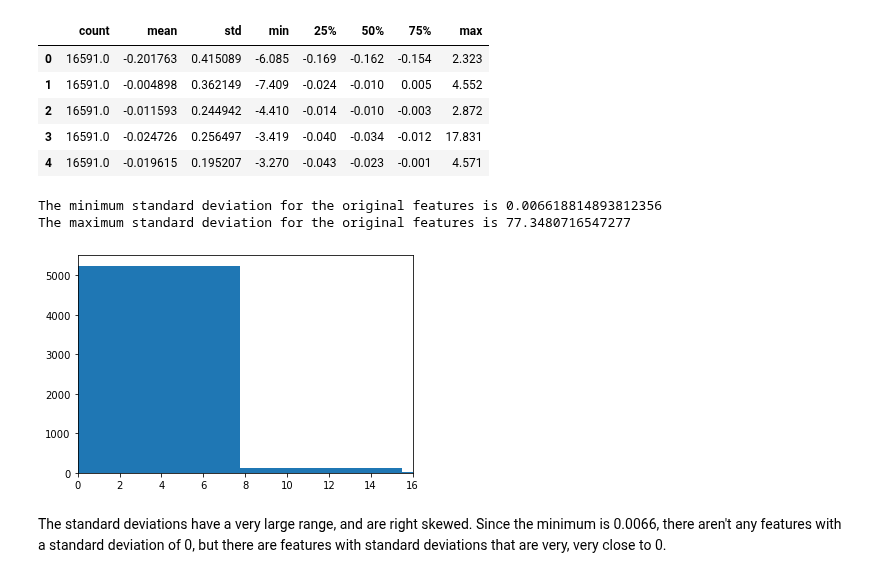
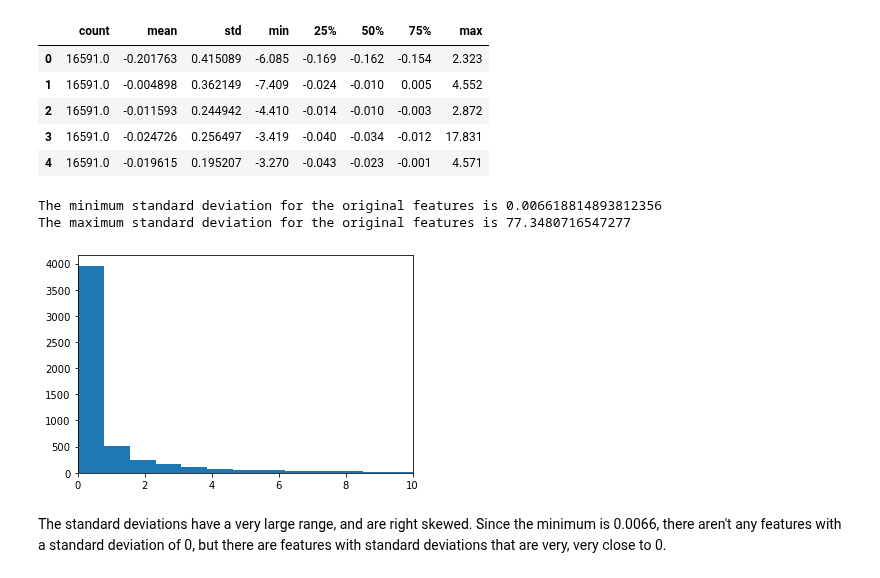
Before and after one commit to dna-witch/p53_Rescue_Mutants, a Jupyter notebook: notebooks/3.0-sm-preprocessing.ipynb, the cells around one changed output. Drawn from its saved outputs; the diff is of its cells as text; code cells hidden in the pictures.

```diff
--- a/notebooks/3.0-sm-preprocessing.ipynb
+++ b/notebooks/3.0-sm-preprocessing.ipynb
@@ -113,18 +113,18 @@ descT.head()
 # %%
 std_min = descT['std'].min()
 print("The minimum standard deviation for the original features is {}".format(std_min))
 
 std_max = descT['std'].max()
 print("The maximum standard deviation for the original features is {}".format(std_max))
 
 # plot a histogram of the descT['std'] values so that we can see the distribution
 #sns.histplot(data=descT, x="std")
-_ = plt.hist(x=descT['std'])
-_ = plt.xlim([0, 16])
+_ = plt.hist(x=descT['std'], bins=100)
+_ = plt.xlim([0, 10])
 # %% [output]
 The minimum standard deviation for the original features is 0.006618814893812356
 The maximum standard deviation for the original features is 77.3480716547277
-[figure, old version]
+[figure, new version]
 # %% [markdown]
 The standard deviations have a very large range, and are right skewed. Since the minimum is 0.0066, there aren't any features with a standard deviation of 0, but there are features with standard deviations that are very, very close to 0.
 # %%
```
Also changed, not shown: parts of 7 cells of this notebook.
